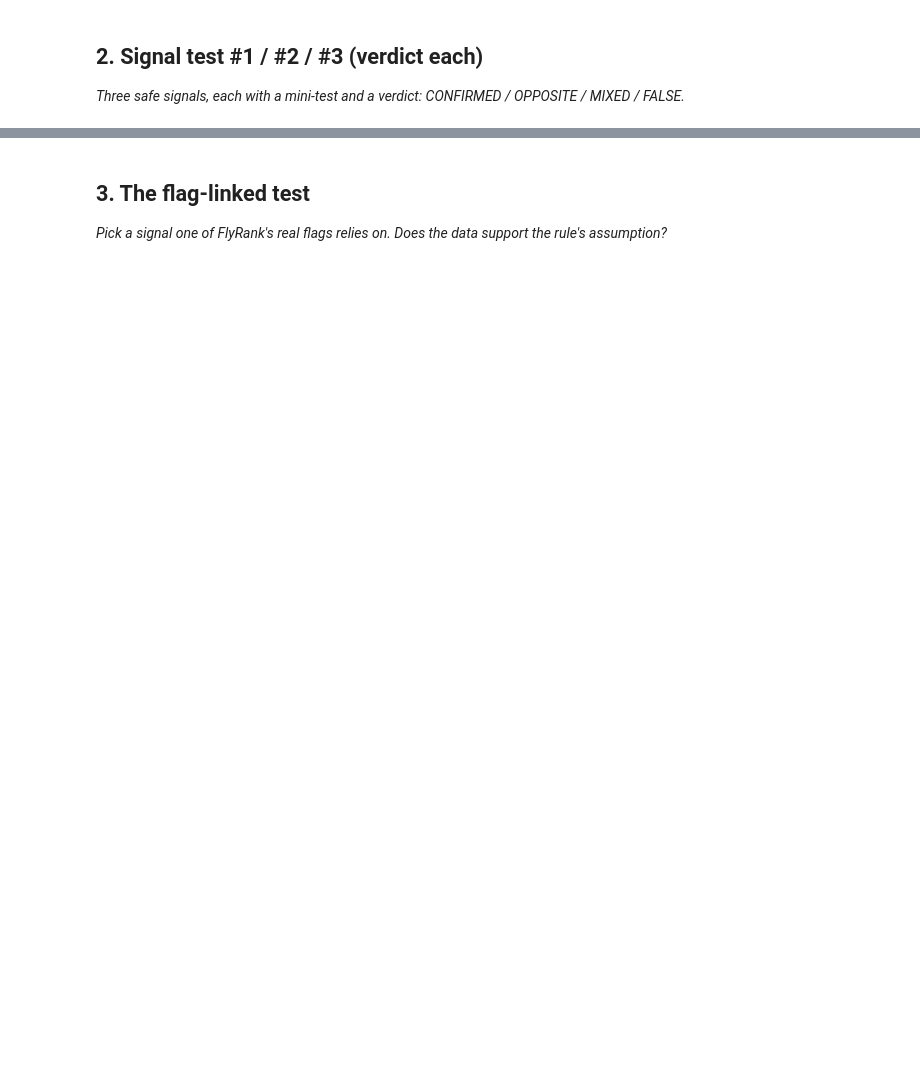
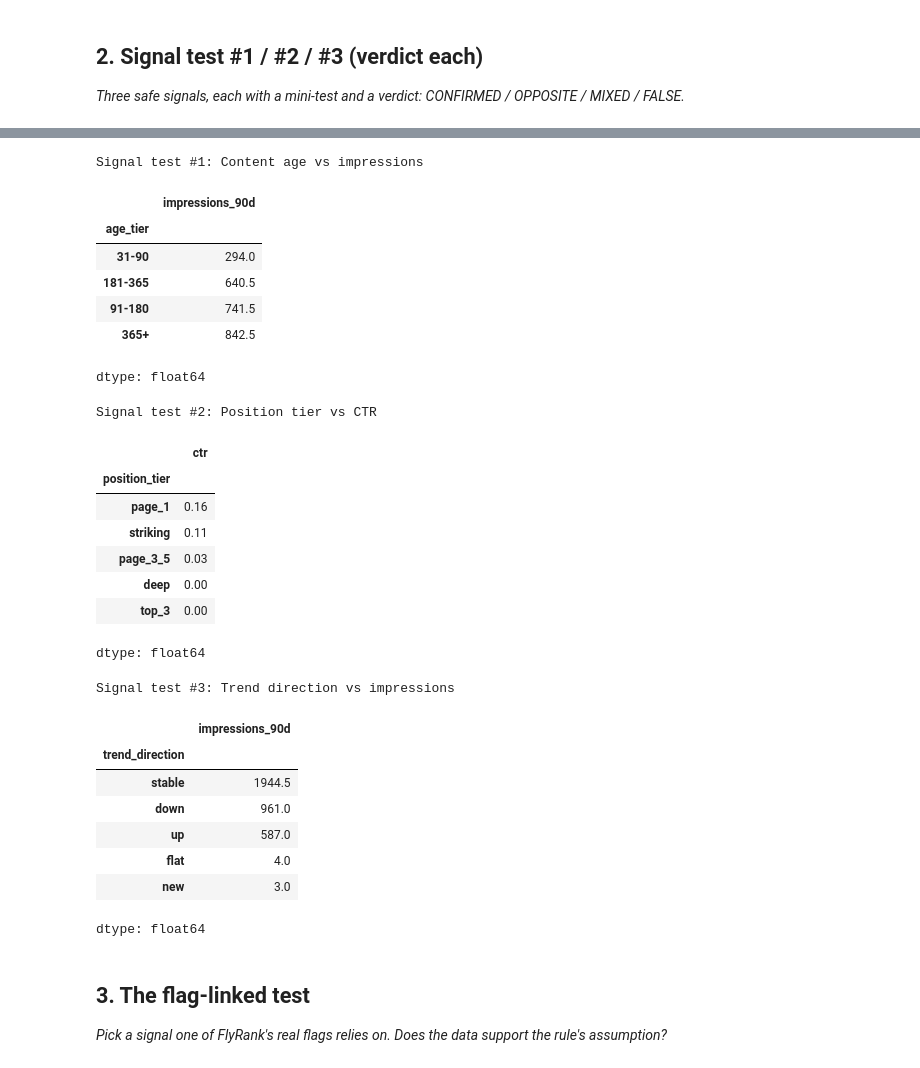
Before and after one commit to Ravikiranbathe/flyrank-ai, a Jupyter notebook: work/notebooks/w04_signal_audit.ipynb, the cells around one changed output, grey strips where cells are left out. Cells and saved outputs as stored; diff of their text form; code cells hidden in the pictures; blank space fills up the shorter version.

```diff
--- a/work/notebooks/w04_signal_audit.ipynb
+++ b/work/notebooks/w04_signal_audit.ipynb
@@ -23,3 +77,56 @@ This skeleton is yours to fill. Work the sections **in order** — each one has
+# %%
+# Test three signals using simple grouped comparisons.
+
+print("Signal test #1: Content age vs impressions")
+age_test = (
+    df.groupby("age_tier", dropna=False)["impressions_90d"]
+    .median()
+    .sort_values()
+)
+display(age_test)
+
+print("\nSignal test #2: Position tier vs CTR")
+position_test = (
+    df.groupby("position_tier", dropna=False)["ctr"]
+    .median()
+    .sort_values(ascending=False)
+)
+display(position_test)
+
+print("\nSignal test #3: Trend direction vs impressions")
+trend_test = (
+    df.groupby("trend_direction", dropna=False)["impressions_90d"]
+    .median()
+    .sort_values(ascending=False)
+)
+display(trend_test)
+# %% [output]
+Signal test #1: Content age vs impressions
+|  | impressions_90d |
+| age_tier |  |
+| 31-90 | 294.0 |
+| 181-365 | 640.5 |
+| 91-180 | 741.5 |
+| 365+ | 842.5 |
+dtype: float64
+Signal test #2: Position tier vs CTR
+|  | ctr |
+| position_tier |  |
+| page_1 | 0.16 |
+| striking | 0.11 |
+| page_3_5 | 0.03 |
+| deep | 0.00 |
+| top_3 | 0.00 |
+dtype: float64
+Signal test #3: Trend direction vs impressions
+|  | impressions_90d |
+| trend_direction |  |
+| stable | 1944.5 |
+| down | 961.0 |
+| up | 587.0 |
+| flat | 4.0 |
+| new | 3.0 |
+dtype: float64
 # %% [markdown]
 ## 3. The flag-linked test
 
```
Also changed, not shown: parts of 13 cells of this notebook.
